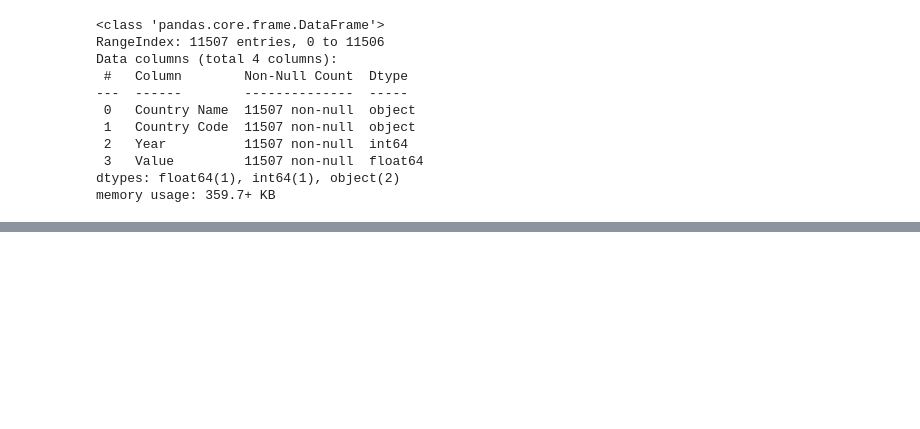
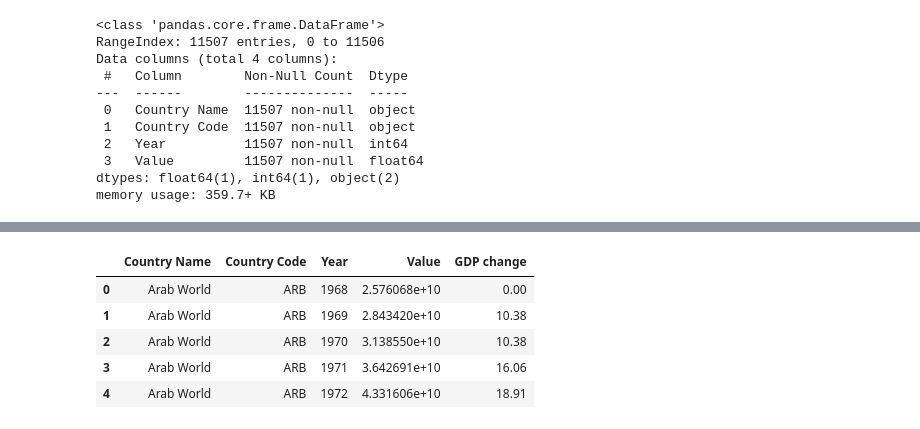
Before and after one commit to RS-Sowmya/Learning, a Jupyter notebook: GDP_analysis.ipynb, the cells around one changed output, grey strips where cells are left out. Cells and saved outputs as stored; diff of their text form; code cells hidden in the pictures; blank space fills up the shorter version.

```diff
--- a/GDP_analysis.ipynb
+++ b/GDP_analysis.ipynb
@@ -57,0 +106,26 @@ df_India.plot(kind = 'line', x = 'Year', y = 'Value',figsize = (10,4),grid = 'Tr
+# %%
+#do this same analysis for whole data
+GDP_change_list = []
+for country_name in df['Country Name'].unique():
+  df_country = df[df['Country Name'] == country_name].copy()
+  data = df_country.values
+  GDP_change = [0]
+  for i in range(1, len(data)):
+    pre = data[i-1][3]
+    cur = data[i][3]
+    if pre != 0:
+      GDP_change.append(round((cur - pre)/pre * 100, 2))
+    else:
+      GDP_change.append(0)
+  df_country["GDP change"] = GDP_change
+  GDP_change_list.append(df_country)
+
+df = pd.concat(GDP_change_list)
+df.head()
+# %% [output]
+|  | Country Name | Country Code | Year | Value | GDP change |
+| 0 | Arab World | ARB | 1968 | 2.576068e+10 | 0.00 |
+| 1 | Arab World | ARB | 1969 | 2.843420e+10 | 10.38 |
+| 2 | Arab World | ARB | 1970 | 3.138550e+10 | 10.38 |
+| 3 | Arab World | ARB | 1971 | 3.642691e+10 | 16.06 |
+| 4 | Arab World | ARB | 1972 | 4.331606e+10 | 18.91 |
```
Also changed, not shown: parts of 14 cells of this notebook.
